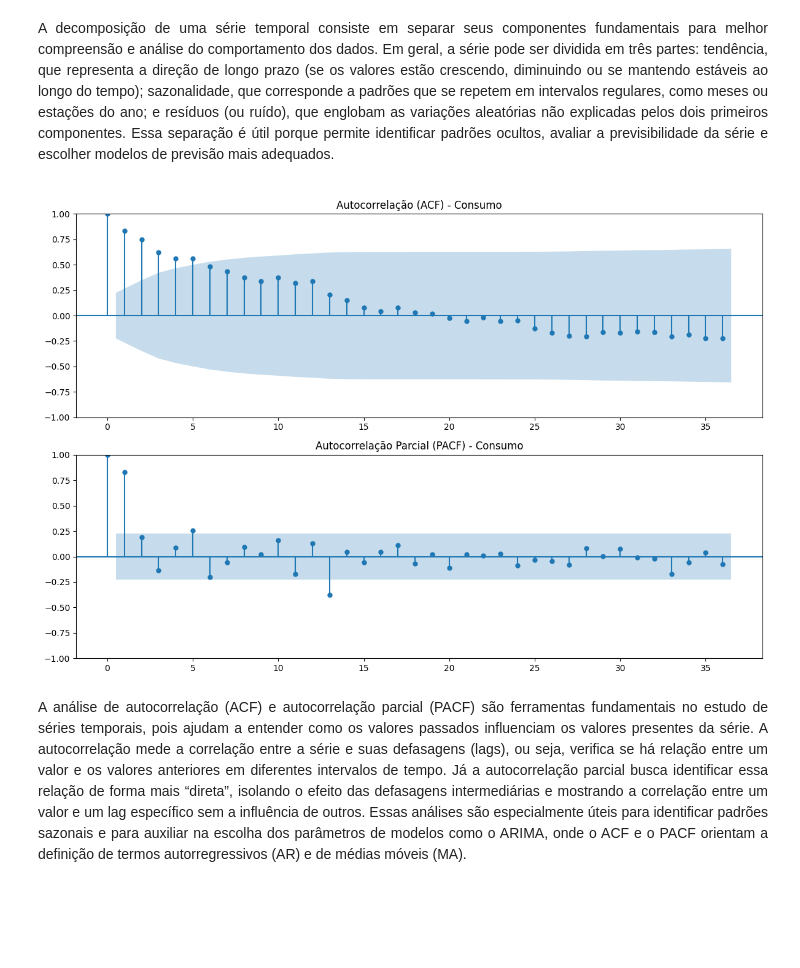
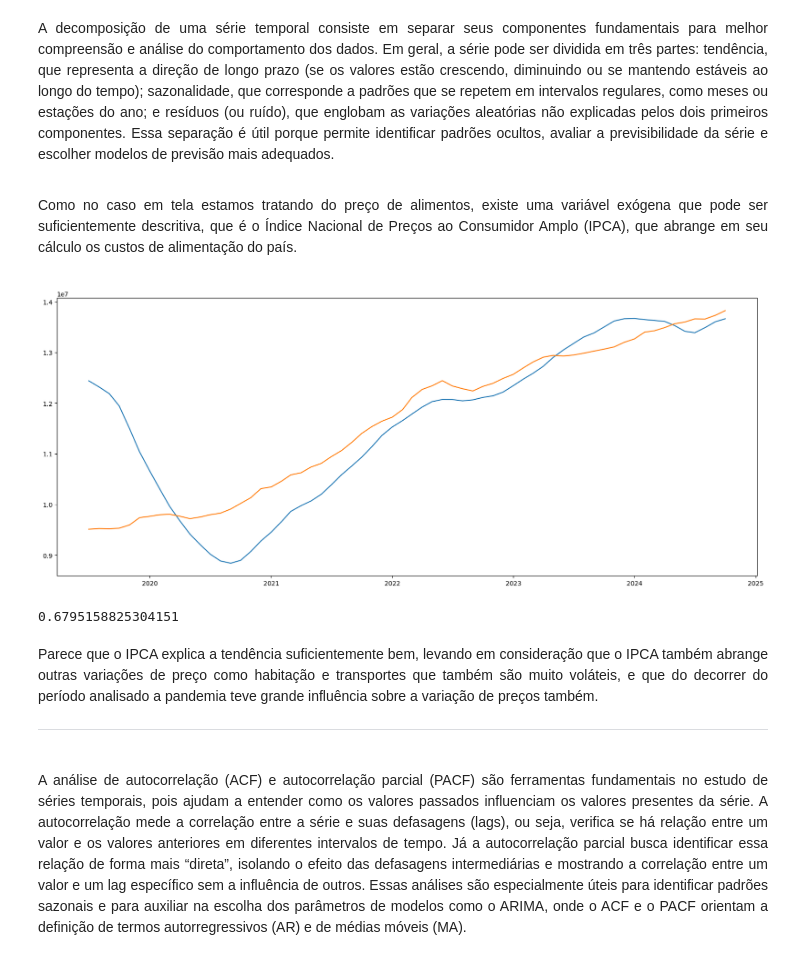
Before and after one commit to ffserro/MVP, a Jupyter notebook: mvp.ipynb, the cells around one changed output. Drawn from its saved outputs; the diff is of its cells as text; code cells hidden in the pictures; blank space fills up the shorter version.

```diff
--- a/mvp.ipynb
+++ b/mvp.ipynb
@@ -609,40 +608,43 @@ plt.show()
 <div align="justify">
 
 A decomposição de uma série temporal consiste em separar seus componentes fundamentais para melhor compreensão e análise do comportamento dos dados. Em geral, a série pode ser dividida em três partes: tendência, que representa a direção de longo prazo (se os valores estão crescendo, diminuindo ou se mantendo estáveis ao longo do tempo); sazonalidade, que corresponde a padrões que se repetem em intervalos regulares, como meses ou estações do ano; e resíduos (ou ruído), que englobam as variações aleatórias não explicadas pelos dois primeiros componentes. Essa separação é útil porque permite identificar padrões ocultos, avaliar a previsibilidade da série e escolher modelos de previsão mais adequados.
-# %%
-# ============================================================
-# Análise de Autocorrelação (ACF) e Autocorrelação Parcial (PACF)
-# ============================================================
-
-# Cria figura com dois subplots: um para ACF e outro para PACF
-fig, ax = plt.subplots(2, 1, figsize=(12, 8))
-
-# Autocorrelação (ACF)
-# - Mede a correlação da série com suas próprias defasagens
-# - Útil para identificar dependência temporal e possíveis lags para ARIMA
-plot_acf(
-    mmm_marinha['consumo'].dropna(),  # remove NaNs antes do cálculo
-    lags=36,                           # número de defasagens a serem exibidas
-    ax=ax[0]
-)
-ax[0].set_title("Autocorrelação (ACF) - Consumo")
-
-# Autocorrelação Parcial (PACF)
-# - Mede a correlação da série com uma defasagem específica,
-#   removendo efeitos das defasagens intermediárias
-# - Ajuda a identificar a ordem AR (p) em modelos ARIMA
-plot_pacf(
-    mmm_marinha['consumo'].dropna(),
-    lags=36,
-    ax=ax[1],
-    method='ywm'   # método de estimação robusto para PACF
-)
-ax[1].set_title("Autocorrelação Parcial (PACF) - Consumo")
-
-plt.tight_layout()
-plt.show()
-# %% [output]
-[figure]
+# %% [markdown]
+<div align="justify">
+
+Como no caso em tela estamos tratando do preço de alimentos, existe uma variável exógena que pode ser suficientemente descritiva, que é o Índice Nacional de Preços ao Consumidor Amplo (IPCA), que abrange em seu cálculo os custos de alimentação do país.
+# %%
+# ============================================================
+# Aquisição da série histórica do IPCA para comparação com a tendência
+# ============================================================
+
+ipca = requests.get('https://www.dadosdemercado.com.br/indices/ipca') # request para aquisição do html de um site disponível ao público com índices históricos do IPCA
+ipca = str(ipca.content)[str(ipca.content).find('const data'):str(ipca.content).find(';', str(ipca.content).find('const data'))].strip('const data = ') # filtragem dos dados de ipca
+ipca = pd.DataFrame(eval(ipca), columns=['ano_mes', 'variacao_ipca']).set_index('ano_mes') # os mesmos dados, mas em um dataframe que podemos manipular
+ipca.index = pd.to_datetime(ipca.index)                         # para que os índices sejam tratados como datas
+ipca = ipca.loc[decomp.trend.dropna().index] * 1e-2             # porque na verdade os índices são porcentagens
+# %%
+tendencia_consumo = decomp.trend.dropna().copy()                # tendência obtida após a decomposição da série temporal
+inflacao_ipca = tendencia_consumo.copy()                        # dataset que ainda vai ser populado com dados hipotéticos, caso a tedência dependesse apenas do IPCA
+# %%
+for mes in inflacao_ipca.index[1:]:
+  inflacao_ipca.loc[mes] = inflacao_ipca.shift(1).loc[mes] * (ipca.loc[mes, 'variacao_ipca'] + 1) # aplica-se a variação de juros sucessivamente desde a primeira observação dos dados de tendência
+# %%
+plt.figure(figsize=(20, 8))
+plt.plot(tendencia_consumo)
+plt.plot(inflacao_ipca - abs(tendencia_consumo - inflacao_ipca).mean())
+plt.show()                                                      #sobreposição dos gráficos de tendência e variação da inflação
+# %% [output]
+[figure, added]
+# %%
+r2_score(tendencia_consumo, inflacao_ipca - abs(tendencia_consumo - inflacao_ipca).mean()) # quanto o IPCA explica a tendência observada?
+# %% [output]
+0.6795158825304151
+# %% [markdown]
+
+<div align="justify">
+
+Parece que o IPCA explica a tendência suficientemente bem, levando em consideração que o IPCA também abrange outras variações de preço como habitação e transportes que também são muito voláteis, e que do decorrer do período analisado a pandemia teve grande influência sobre a variação de preços também.
+<hr>
 # %% [markdown]
 <div align="justify">
 
```
Also changed, not shown: parts of 15 cells of this notebook.
